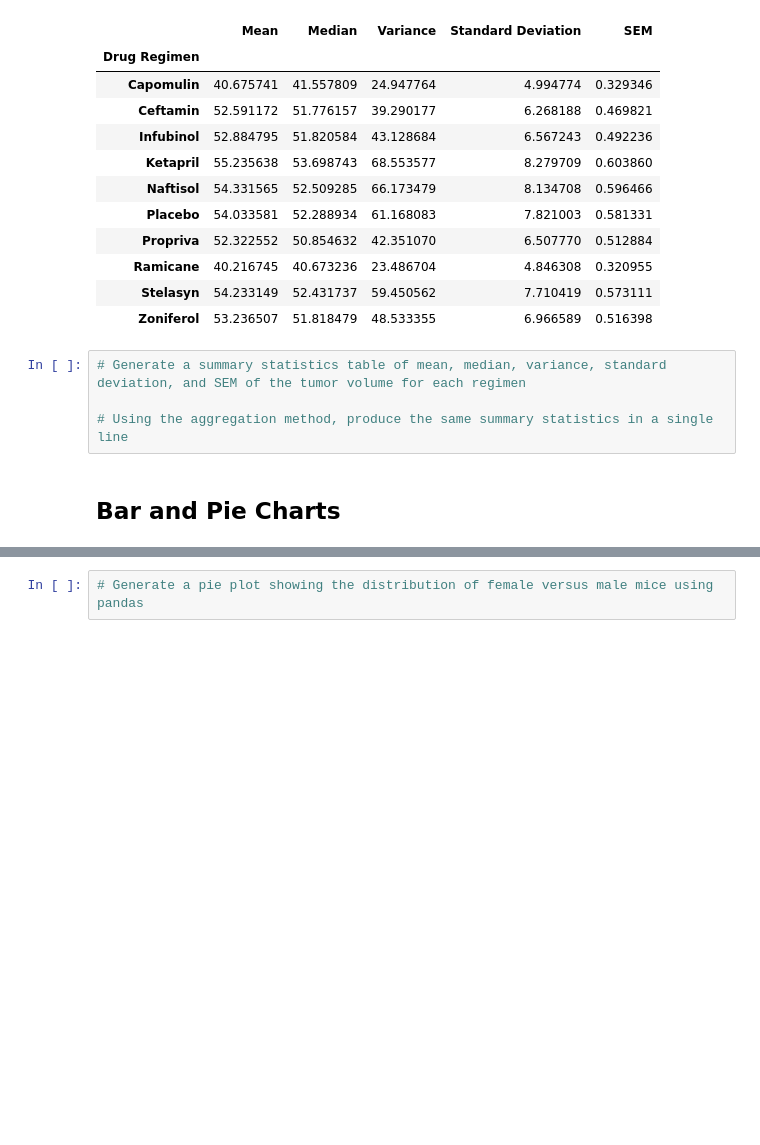
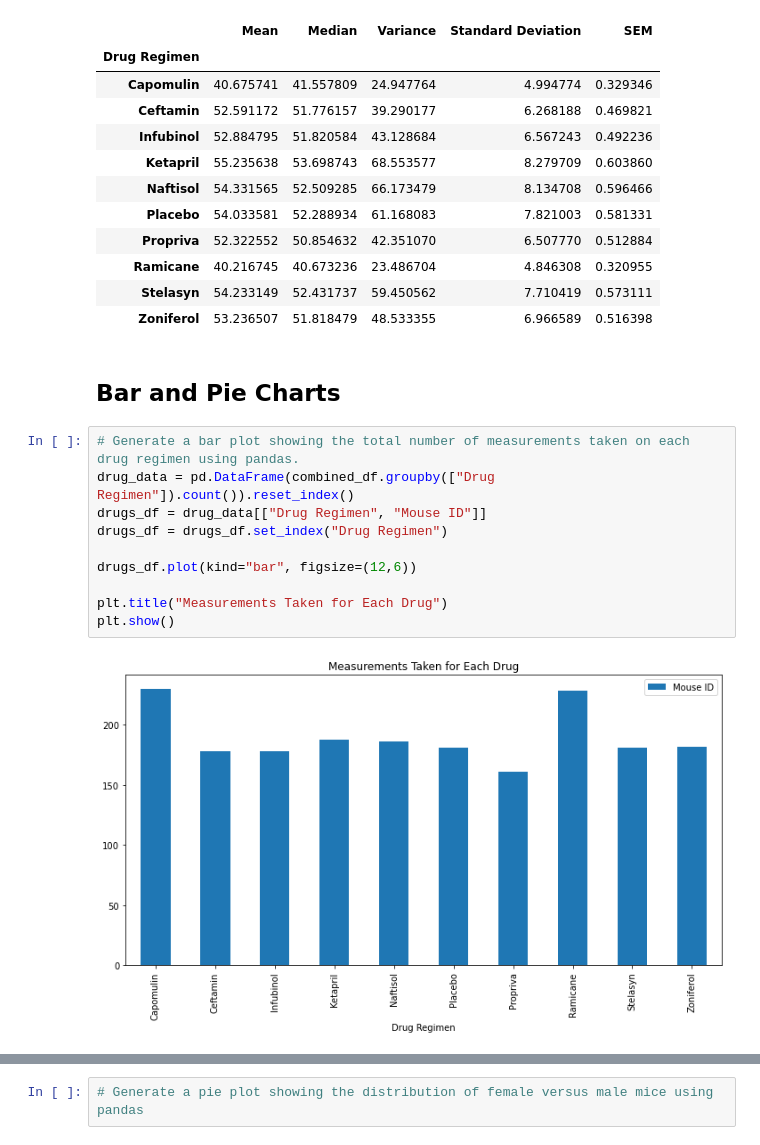
Before and after one commit to OnyNwosu/MatPlotlib-Challenge, a Jupyter notebook: Pymaceuticals/pymaceuticals_starter.ipynb, the cells around one changed output, grey strips where cells are left out. Cells and saved outputs as stored; diff of their text form; blank space fills up the shorter version.

Commit message:
adding 2nd bar chart

```diff
--- a/Pymaceuticals/pymaceuticals_starter.ipynb
+++ b/Pymaceuticals/pymaceuticals_starter.ipynb
@@ -138,10 +138,18 @@ summary_stats_df
 | Ramicane | 40.216745 | 40.673236 | 23.486704 | 4.846308 | 0.320955 |
 | Stelasyn | 54.233149 | 52.431737 | 59.450562 | 7.710419 | 0.573111 |
 | Zoniferol | 53.236507 | 51.818479 | 48.533355 | 6.966589 | 0.516398 |
-# %%
-# Generate a summary statistics table of mean, median, variance, standard deviation, and SEM of the tumor volume for each regimen
-
-# Using the aggregation method, produce the same summary statistics in a single line
 # %% [markdown]
 ## Bar and Pie Charts
+# %%
+# Generate a bar plot showing the total number of measurements taken on each drug regimen using pandas.
+drug_data = pd.DataFrame(combined_df.groupby(["Drug Regimen"]).count()).reset_index()
+drugs_df = drug_data[["Drug Regimen", "Mouse ID"]]
+drugs_df = drugs_df.set_index("Drug Regimen")
+
+drugs_df.plot(kind="bar", figsize=(12,6))
+
+plt.title("Measurements Taken for Each Drug")
+plt.show()
+# %% [output]
+[figure, added]
 # %%
```
Also changed, not shown: parts of 4 cells of this notebook.
